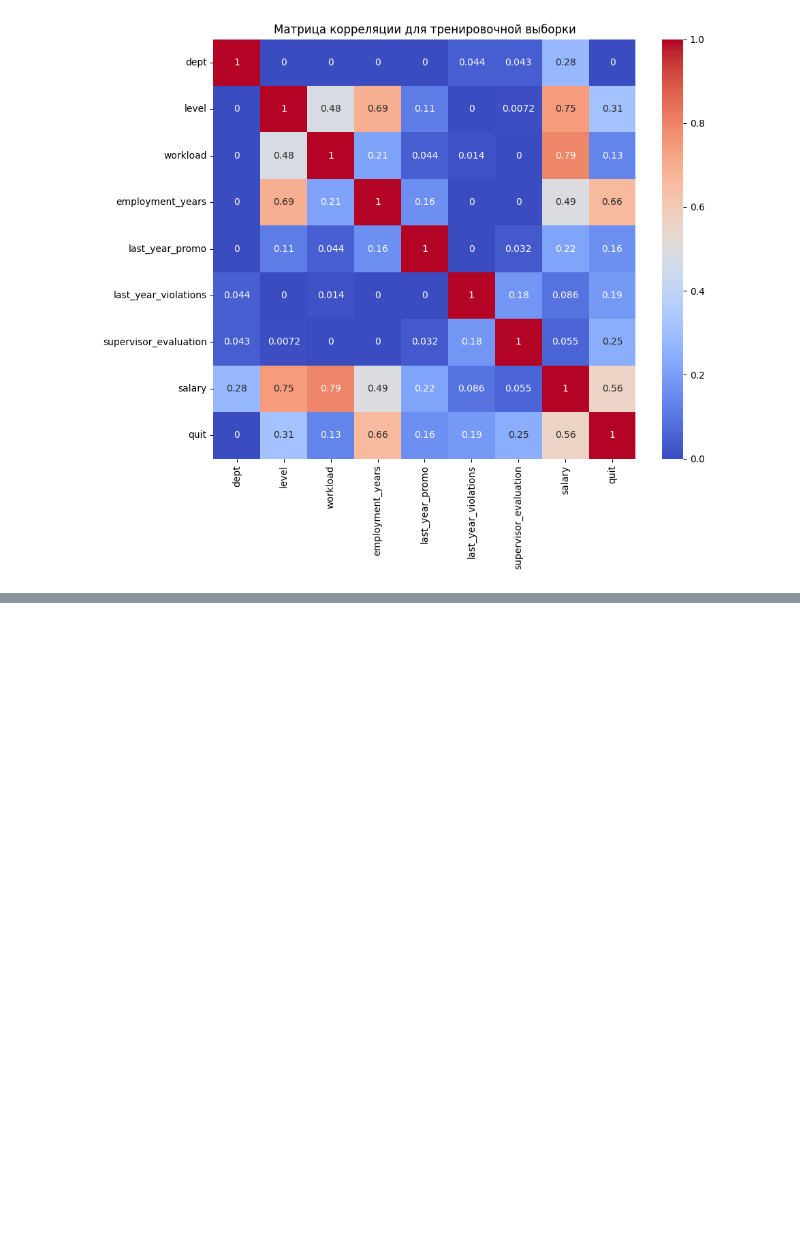
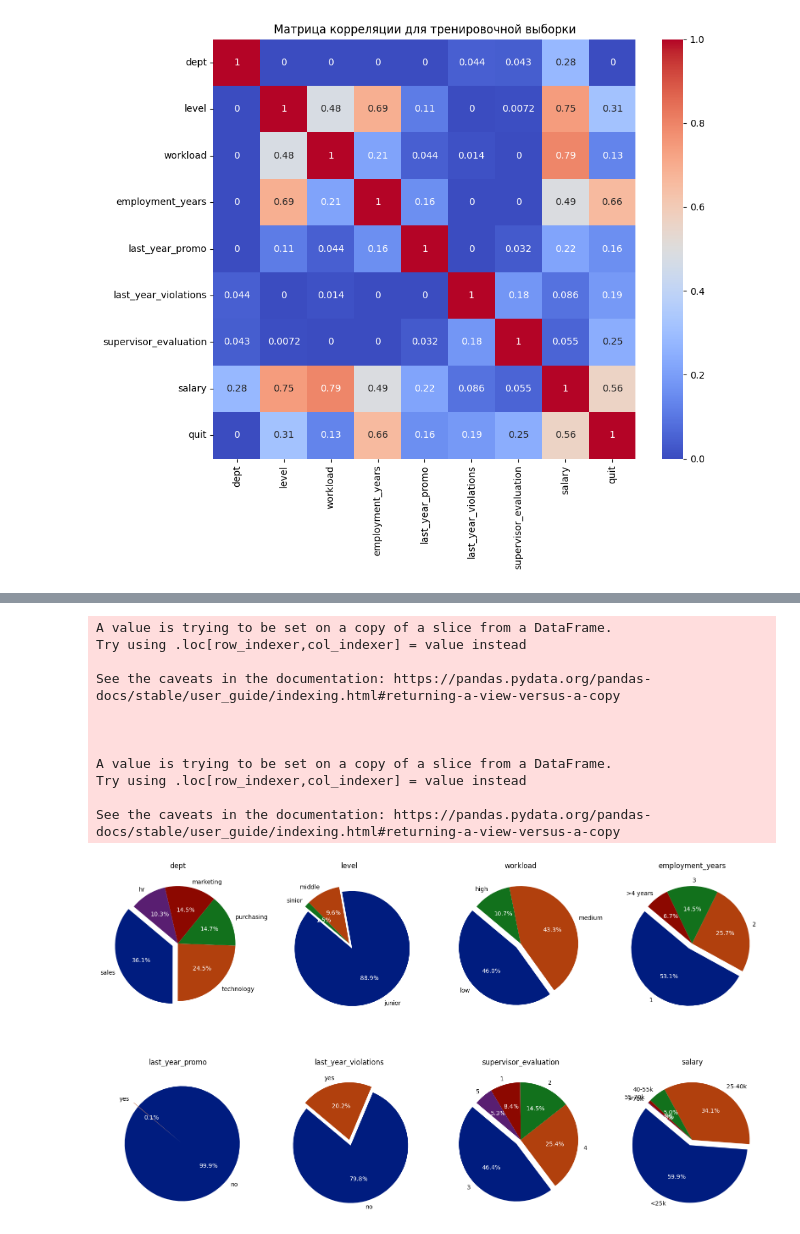
Before and after one commit to anthonypotekhin/studying, a Jupyter notebook: yandex_practicum/9_compilation_proj_2/comp_project_2.ipynb, the cells around one changed output, grey strips where cells are left out. Drawn from its saved outputs; the diff is of its cells as text; code cells hidden in the pictures; blank space fills up the shorter version.

```diff
--- a/yandex_practicum/9_compilation_proj_2/comp_project_2.ipynb
+++ b/yandex_practicum/9_compilation_proj_2/comp_project_2.ipynb
@@ -1074,0 +1130,69 @@ plt.show()
+# %%
+def split_salary(s):
+    if s<25_000: return '<25k'
+    elif 25_000<=s<40_000: return '25-40k'
+    elif 40_000<=s<55_000: return '40-55k'
+    elif 55_000<=s<70_000: return '55-70k'
+    else: return '>70k'
+
+
+target_feat = 'quit'
+
+# Фильтруем данные по целевому признаку - оставляем только тех, кто уволилися
+filtered_data = train_quit_df.query('quit == "yes"')
+filtered_data.employment_years = filtered_data.employment_years.apply(lambda x: '>4 years' if x>3 else str(x))
+filtered_data.salary = filtered_data.salary.apply(split_salary)
+
+# Создаем список признаков
+features = train_quit_df.drop('quit', axis=1).columns.to_list()
+
+# Создаем подграфики с помощью Seaborn
+fig, axes = plt.subplots(2, 4, figsize=(16, 10))
+
+# Проходимся по всем признакам и строим круговые диаграммы
+for i, feature in enumerate(features):
+    row = i // 4
+    col = i % 4
+
+
+
+    # Группируем данные по признаку и подсчитываем их количество
+    counts = filtered_data[feature].value_counts()
+
+    # Определяем значение, которое будет взрываться (наибольшее)
+    explode_index = counts.idxmax()
+    explode = [0.1 if idx == explode_index else 0 for idx in counts.index]
+
+   # Строим круговую диаграмму с помощью Matplotlib и цветовой схемой из Seaborn
+    patches, texts, autotexts = axes[row, col].pie(counts,
+                       labels=counts.index,
+                       explode=explode,
+                       autopct='%1.1f%%',
+                       startangle=140,
+                       colors=sns.color_palette('dark')
+                        )
+
+    axes[row, col].set_title(feature)
+
+    # Настройка цвета текста внутри пирога на белый
+    for autotext in autotexts:
+        autotext.set_color('white')
+
+
+
+
+plt.tight_layout()
+plt.show()
+# %% [output]
+A value is trying to be set on a copy of a slice from a DataFrame.
+Try using .loc[row_indexer,col_indexer] = value instead
+
+See the caveats in the documentation: https://pandas.pydata.org/pandas-docs/stable/user_guide/indexing.html#returning-a-view-versus-a-copy
+
+
+
+A value is trying to be set on a copy of a slice from a DataFrame.
+Try using .loc[row_indexer,col_indexer] = value instead
+
+See the caveats in the documentation: https://pandas.pydata.org/pandas-docs/stable/user_guide/indexing.html#returning-a-view-versus-a-copy
+[figure, added]
```
Also changed, not shown: parts of 14 cells of this notebook, 2 other files.
